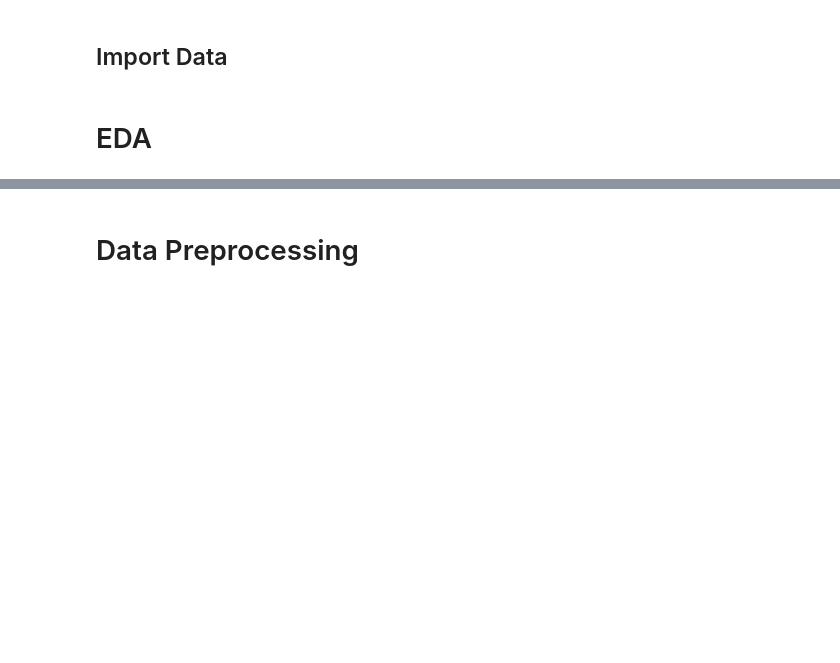
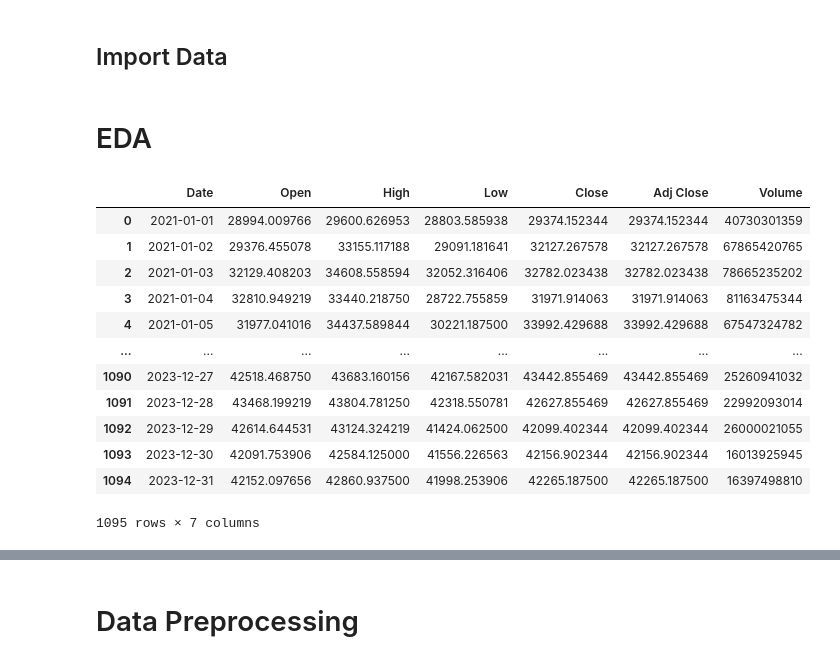
Before and after one commit to adiprrassetyo/forecast-tse-arima, a Jupyter notebook: main.ipynb, the cells around one changed output, grey strips where cells are left out. Drawn from its saved outputs; the diff is of its cells as text; code cells hidden in the pictures; blank space fills up the shorter version.

```diff
--- a/main.ipynb
+++ b/main.ipynb
@@ -42,2 +49,18 @@ from statsmodels.graphics.tsaplots import plot_acf, plot_pacf
 # %% [markdown]
 # EDA
+# %%
+data_btc
+# %% [output]
+|  | Date | Open | High | Low | Close | Adj Close | Volume |
+| 0 | 2021-01-01 | 28994.009766 | 29600.626953 | 28803.585938 | 29374.152344 | 29374.152344 | 40730301359 |
+| 1 | 2021-01-02 | 29376.455078 | 33155.117188 | 29091.181641 | 32127.267578 | 32127.267578 | 67865420765 |
+| 2 | 2021-01-03 | 32129.408203 | 34608.558594 | 32052.316406 | 32782.023438 | 32782.023438 | 78665235202 |
+| 3 | 2021-01-04 | 32810.949219 | 33440.218750 | 28722.755859 | 31971.914063 | 31971.914063 | 81163475344 |
+| 4 | 2021-01-05 | 31977.041016 | 34437.589844 | 30221.187500 | 33992.429688 | 33992.429688 | 67547324782 |
+| ... | ... | ... | ... | ... | ... | ... | ... |
+| 1090 | 2023-12-27 | 42518.468750 | 43683.160156 | 42167.582031 | 43442.855469 | 43442.855469 | 25260941032 |
+| 1091 | 2023-12-28 | 43468.199219 | 43804.781250 | 42318.550781 | 42627.855469 | 42627.855469 | 22992093014 |
+| 1092 | 2023-12-29 | 42614.644531 | 43124.324219 | 41424.062500 | 42099.402344 | 42099.402344 | 26000021055 |
+| 1093 | 2023-12-30 | 42091.753906 | 42584.125000 | 41556.226563 | 42156.902344 | 42156.902344 | 16013925945 |
+| 1094 | 2023-12-31 | 42152.097656 | 42860.937500 | 41998.253906 | 42265.187500 | 42265.187500 | 16397498810 |
+1095 rows × 7 columns
```
Also changed, not shown: parts of 14 cells of this notebook, 5 other files.
